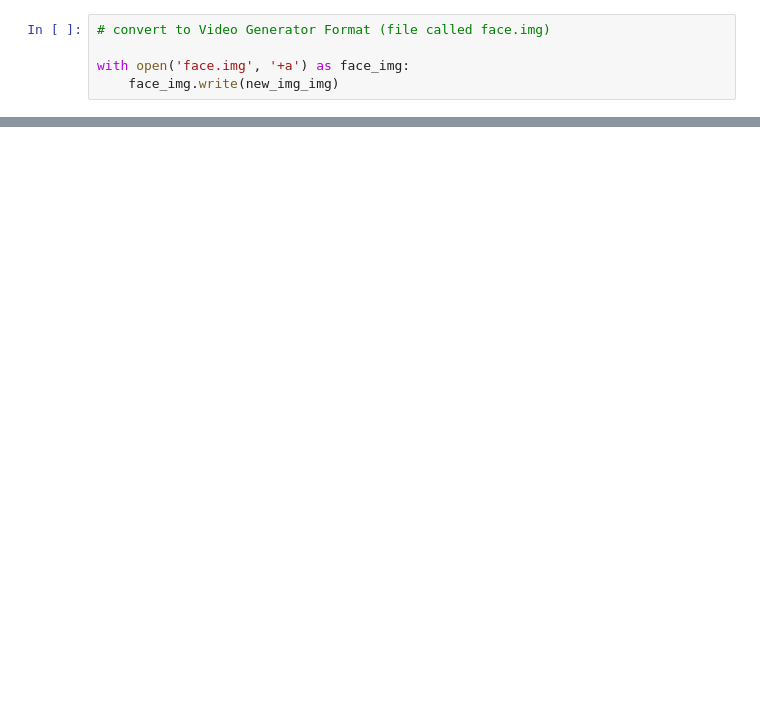
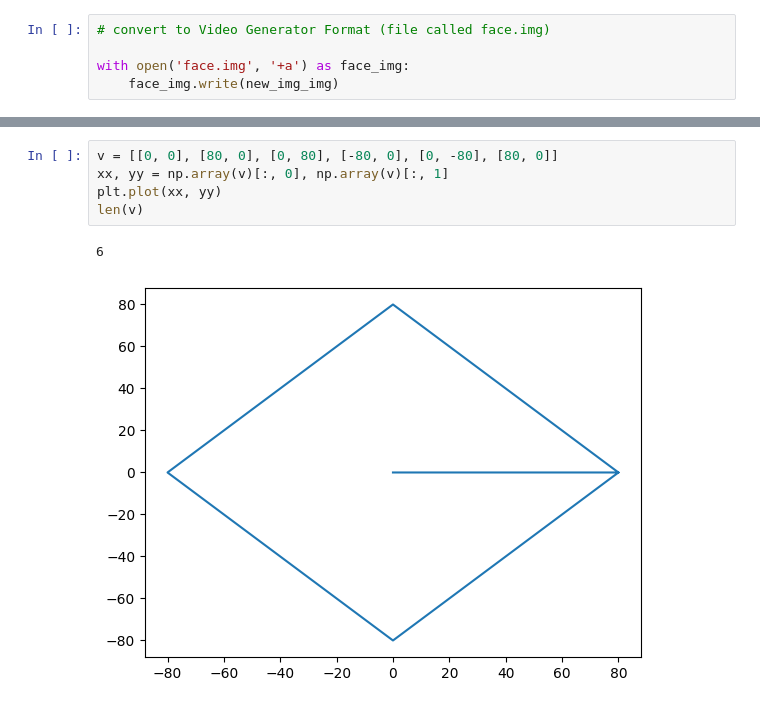
Before and after one commit to Ziv-spec/randomfun, a Jupyter notebook: ml/face.ipynb, the cells around one changed output, grey strips where cells are left out. Cells and saved outputs as stored; diff of their text form; blank space fills up the shorter version.

```diff
--- a/ml/face.ipynb
+++ b/ml/face.ipynb
@@ -240,0 +264,8 @@ line count: 431
+# %%
+v = [[0, 0], [80, 0], [0, 80], [-80, 0], [0, -80], [80, 0]]
+xx, yy = np.array(v)[:, 0], np.array(v)[:, 1]
+plt.plot(xx, yy)
+len(v)
+# %% [output]
+6
+[figure, added]
```
Also changed, not shown: parts of 9 cells of this notebook, 2 other files.
